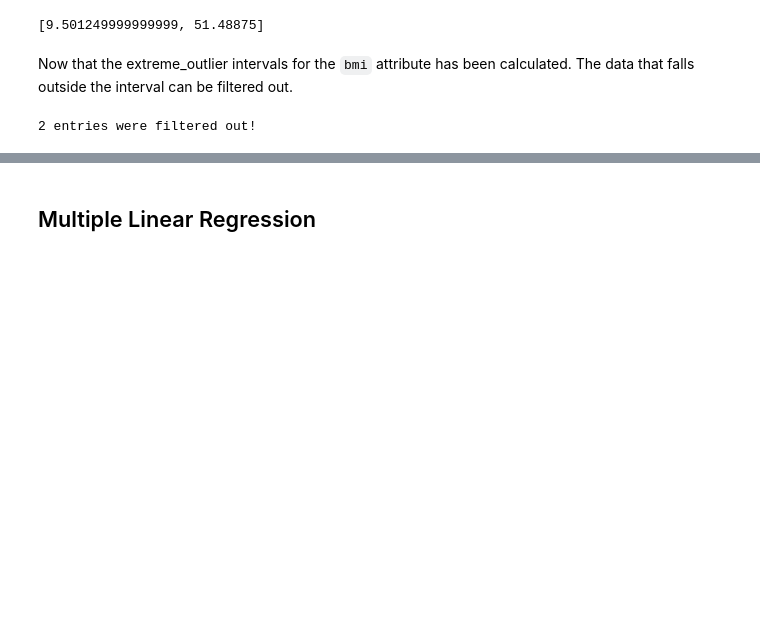
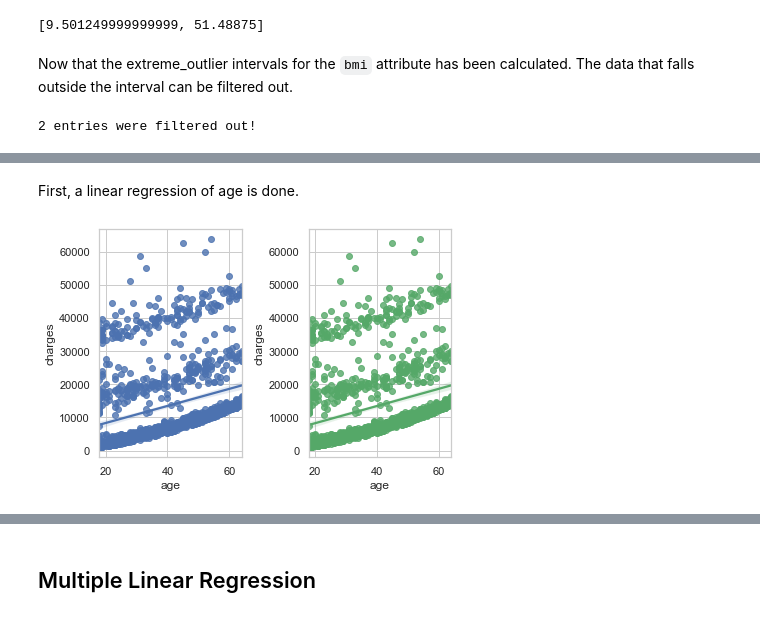
Before and after one commit to TrymNOHG/medical-cost-ml, a Jupyter notebook: us-medical-insurance-costs.ipynb, the cells around one changed output, grey strips where cells are left out. Saved outputs shown, nothing was run; the diff lists cells and outputs as text; code cells hidden in the pictures; blank space fills up the shorter version.

```diff
--- a/us-medical-insurance-costs.ipynb
+++ b/us-medical-insurance-costs.ipynb
@@ -131,20 +137,20 @@ print(get_specific_attribute("children", "5"))
 # %% [markdown]
 It is also statistically non-trivial to attain the maximum and minimum values of the dataset.
 # %%
-def get_max_val(attribute):
+def get_max_val(attribute, dictionary=insurance_dict):
     """ This function attains a dict containing the people with the max value of a given attribute, as well as the
         maximum value.
     """
     max_value = 0
     max_dict = []
     try:
-        for insurance in insurance_dict.values():
+        for insurance in dictionary.values():
             max_value = float(insurance[attribute]) if max_value < float(insurance[attribute]) else max_value
     except:
         invalid_attribute_message(attribute)
         return
 
-    for insurance in insurance_dict.values():
+    for insurance in dictionary.values():
         if float(insurance[attribute]) == max_value:
             max_dict.append(insurance)
 
@@ -165,20 +171,20 @@ A 54 year old female smoker with a bmi of 47.41 and 0 children who lives in sout
 A 18 year old male non-smoker with a bmi of 53.13 and 0 children who lives in southeast pays $1163.4627
 The oldest person is 64.0 years old
 # %%
-def get_min_val(attribute):
+def get_min_val(attribute, dictionary=insurance_dict):
     """ This function attains a dict containing the people with the min value of a given attribute, as well as the
         minimum value.
     """
     min_value = float("inf")
     min_dict = []
     try:
-        for insurance in insurance_dict.values():
+        for insurance in dictionary.values():
             min_value = float(insurance[attribute]) if min_value > float(insurance[attribute]) else min_value
     except:
         invalid_attribute_message(attribute)
         return
 
-    for insurance in insurance_dict.values():
+    for insurance in dictionary.values():
         if float(insurance[attribute]) == min_value:
             min_dict.append(insurance)
 
@@ -331,0 +397,18 @@ create_boxplot("bmi")
+# %% [markdown]
+First, a linear regression of age is done.
+# %%
+sns.set(style = 'whitegrid', font_scale = 1)
+# Linear regression of age vs. charge using the unfiltered insurance data
+plt.subplot(1, 2, 1)
+sns.regplot(x='age', y='charges', data=insurance_df)
+# plt.ylim(290,510)
+
+# Linear regression of age vs. charge using the filtered insurance data
+plt.subplot(1, 2, 2)
+sns.regplot(x='age', y='charges', color ="g", data=filtered_insurance_df)
+# plt.ylim(290,510)
+
+plt.tight_layout()
+plt.show()
+# %% [output]
+[figure, added]
```
Also changed, not shown: parts of 26 cells of this notebook.
